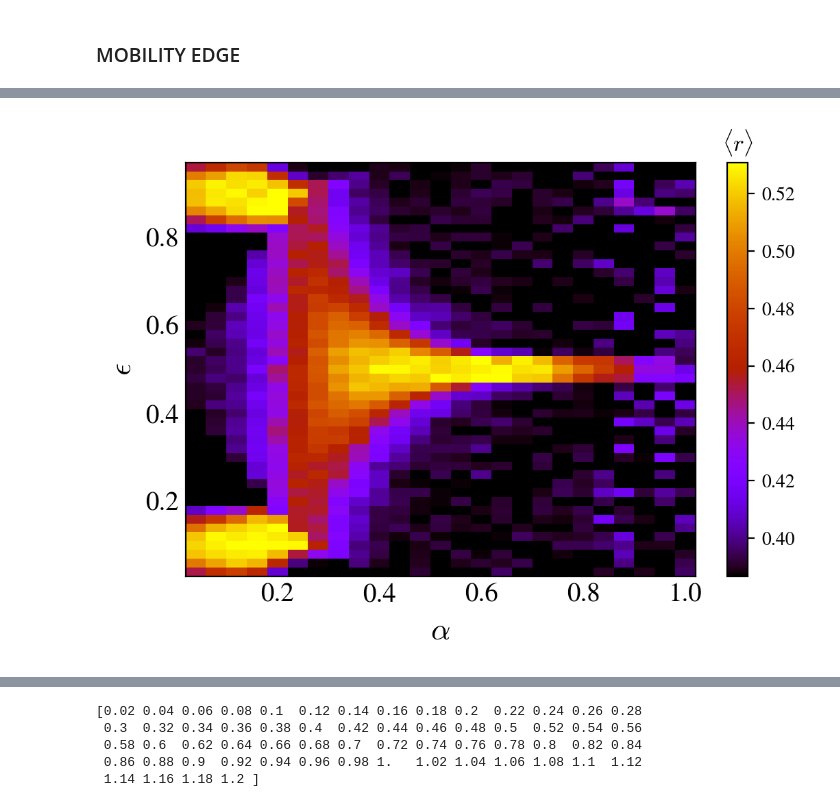
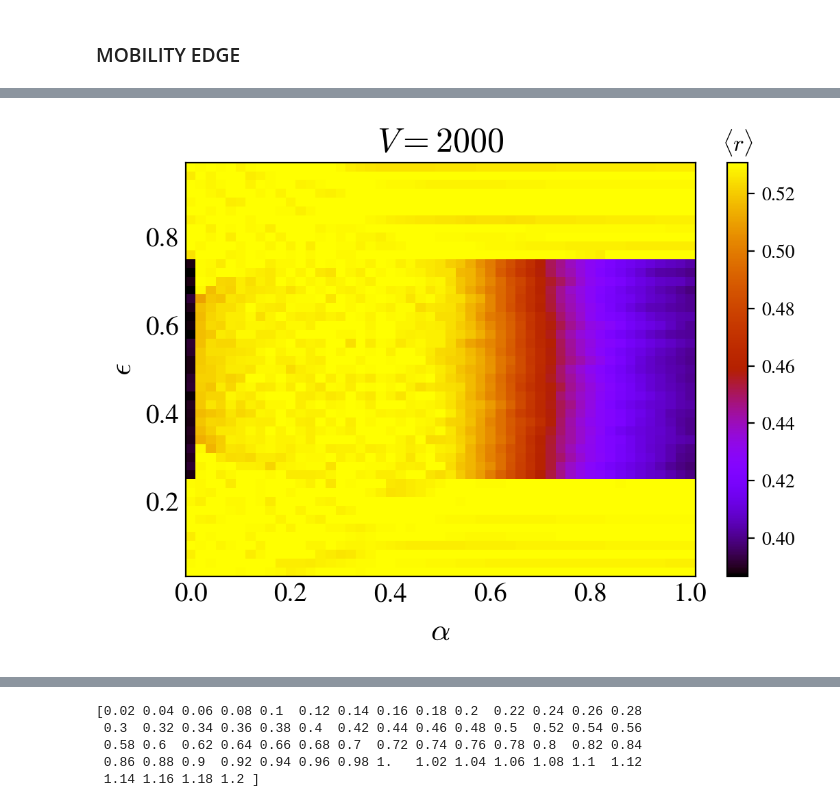
Before and after one commit to Rafal-Swietek/QHamSolver, a Jupyter notebook: QuadQSun/Jupter_Python/tests.ipynb, the cells around one changed output, grey strips where cells are left out. Saved outputs shown, nothing was run; the diff lists cells and outputs as text; code cells hidden in the pictures.

```diff
--- a/QuadQSun/Jupter_Python/tests.ipynb
+++ b/QuadQSun/Jupter_Python/tests.ipynb
@@ -222,7 +223,6 @@ ZeroDivisionError: division by zero
 
 markers = itertools.cycle(markers_ls)
 
-fig, axis = plt.subplots( nrows=1, ncols=1, figsize=(6,4), dpi = 200)
 
 J=1
 
@@ -235,59 +235,66 @@ N=500
 gamma=1
 ini_ave=0
 
-L = 32000
-N = 1000
-# N = L//4
+L = 10000
 
-alfa_vals = np.arange(0.04, 1.01, 0.04)
-print(alfa_vals)
+for L in [2000, 4000, 8000, 16000]:
 
-window = 6
-projected = 1
+    fig, axis = plt.subplots( nrows=1, ncols=1, figsize=(6,4), dpi = 200)
+    N = 1000
+    # N = L//4
 
-energy_density = None
-gap_ratio_density = []
-for ii, alfa in enumerate(alfa_vals):
-    name = base_dir + 'DIAGONALIZATION/' + info(L=L, N=N, J=J, gamma=gamma, zeta=zeta, alfa=alfa, h=h, w=w, ext='.hdf5', ini_ave=ini_ave)
-    if exists(name):
-        with h5py.File(name, "r") as file:
-            E = np.array(file.get('mean energies'))[1 : -1]
-            energy_density = np.array(file.get('energy_density'))[1:-1]
-            # E = E[1:-1]
-            # gap_ratio = np.array(file.get('gap_ratio_density'))#[1:-1]
-            # gap_ratio = (gap_ratio - 0.3867) / (0.5307 - 0.3867)
+    alfa_vals = np.arange(0.0, 1.01, 0.02)
+    print(alfa_vals)
 
-            all_gap_ratios = np.array(file.get('gap ratio'))
-            dimm = all_gap_ratios.size
-            gap_ratio = np.zeros(energy_density.shape)
-            for iie, eps in enumerate(energy_density):
-                E_target = (E[-1] - E[0]) * eps + E[0]
-                idx = np.argmin( np.abs(E - E_target ))
-                gap_ratio[iie] = np.mean( all_gap_ratios[ np.max([idx - 5,0]) : np.min([idx + 5, dimm])] )
+    window = 6
+    projected = 1
 
-            gap_ratio_density.append(gap_ratio)
-    else:
-        print(name)
+    energy_density = None
+    gap_ratio_density = []
+    alfa_found = []
+    for ii, alfa in enumerate(alfa_vals):
+        name = base_dir + 'DIAGONALIZATION/' + info(L=L, N=N, J=J, gamma=gamma, zeta=zeta, alfa=alfa, h=h, w=w, ext='.hdf5', ini_ave=ini_ave)
+        if exists(name):
+            with h5py.File(name, "r") as file:
+                E = np.array(file.get('mean energies'))[1 : -1]
+                energy_density = np.array(file.get('energy_density'))[1:-1]
+                # E = E[1:-1]
+                # gap_ratio = np.array(file.get('gap_ratio_density'))#[1:-1]
+                # gap_ratio = (gap_ratio - 0.3867) / (0.5307 - 0.3867)
 
-energy_density = np.array(energy_density)
-gap_ratio_density = np.array(gap_ratio_density)
+                all_gap_ratios = np.array(file.get('gap ratio'))
+                dimm = all_gap_ratios.size
+                gap_ratio = np.zeros(energy_density.shape)
+                for iie, eps in enumerate(energy_density):
+                    E_target = (E[-1] - E[0]) * eps + E[0]
+                    idx = np.argmin( np.abs(E - E_target ))
+                    gap_ratio[iie] = np.mean( all_gap_ratios[ np.max([idx - 5,0]) : np.min([idx + 5, dimm])] )
 
-interaction = np.array([alfa_vals for _ in energy_density])
+                gap_ratio_density.append(gap_ratio)
+                alfa_found.append(alfa)
+        else:
+            print(name)
+    alfa_found = np.array(alfa_found)
+    energy_density = np.array(energy_density)
+    gap_ratio_density = np.array(gap_ratio_density)
 
-#white = plt.get_cmap('seismic', 100)(0.5*np.ones(1))
-upper = plt.get_cmap('gnuplot', 100)(np.linspace(0.0, 1.0, 100))
-colors = np.vstack((upper))
+    interaction = np.array([alfa_found for _ in energy_density])
 
-mymap = mcolors.LinearSegmentedColormap.from_list('my_colormap', colors)
+    #white = plt.get_cmap('seismic', 100)(0.5*np.ones(1))
+    upper = plt.get_cmap('gnuplot', 100)(np.linspace(0.0, 1.0, 100))
+    colors = np.vstack((upper))
 
-X, Y = np.meshgrid(alfa_vals, energy_density)
+    mymap = mcolors.LinearSegmentedColormap.from_list('my_colormap', colors)
 
-p = axis.pcolormesh(X, Y, np.transpose(gap_ratio_density), shading='nearest', cmap=mymap, vmin=0.3867, vmax=0.5309)
-fig_help.set_plot_elements(axis, ylabel=r"$\epsilon$", xlabel=r"$\alpha$", font_size=14, set_legend=False)
-# axis.set_title(r"$L=%d, N=%d, g_0=%.2f$"%(L, N, J), fontsize=16)
-clb = fig.colorbar(p)
-clb.ax.set_title(r"$\langle r\rangle$")
+    X, Y = np.meshgrid(alfa_found, energy_density)
 
-fig.subplots_adjust(wspace = 0.02, hspace=0.02)
-# fig.savefig("plots_AGP/FigS2.pdf", bbox_inches = 'tight', pad_inches=0.02)
+    p = axis.pcolormesh(X, Y, np.transpose(gap_ratio_density), shading='nearest', cmap=mymap, vmin=0.3867, vmax=0.5309)
+    fig_help.set_plot_elements(axis, ylabel=r"$\epsilon$", xlabel=r"$\alpha$", font_size=14, set_legend=False)
+    # axis.set_title(r"$L=%d, N=%d, g_0=%.2f$"%(L, N, J), fontsize=16)
+    clb = fig.colorbar(p)
+    clb.ax.set_title(r"$\langle r\rangle$")
+    axis.set_title(r"$V=%d$"%L, fontsize=18)
+
+    fig.subplots_adjust(wspace = 0.02, hspace=0.02)
+    # fig.savefig("plots_AGP/FigS2.pdf", bbox_inches = 'tight', pad_inches=0.02)
 # %% [output]
@@ -296 +318 @@ fig.subplots_adjust(wspace = 0.02, hspace=0.02)
-[figure, old version]
+[figure, new version]
```
Also changed, not shown: parts of 8 cells of this notebook, 2 other files.
